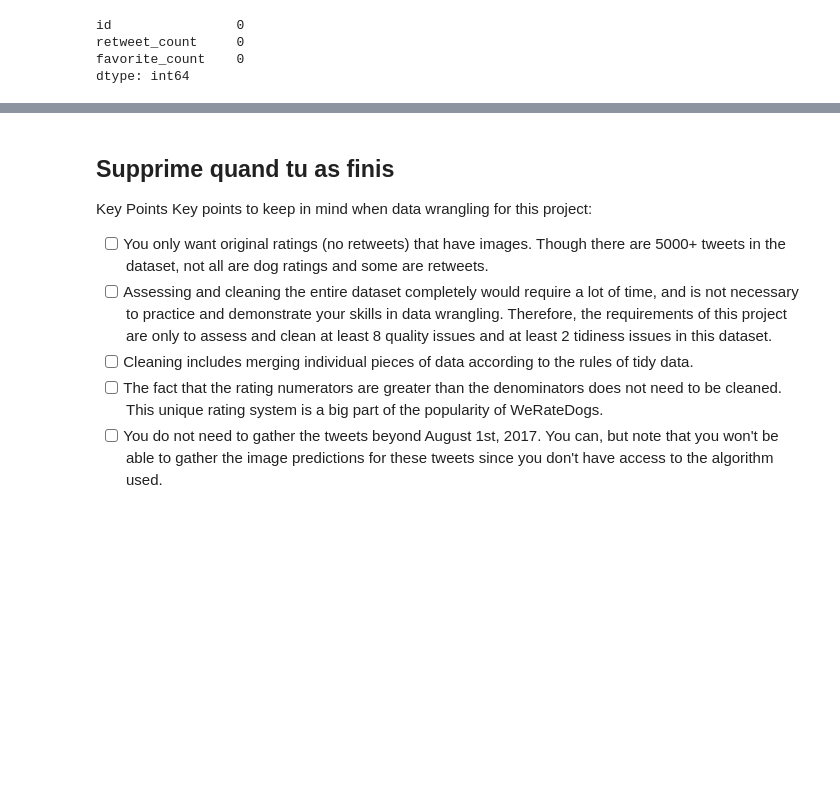
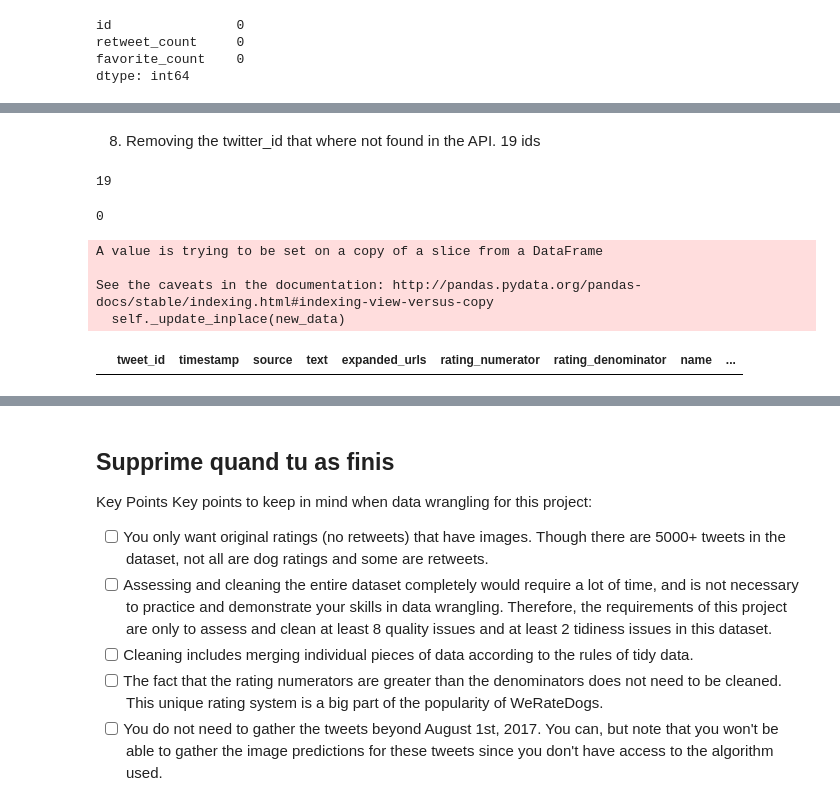
Before and after one commit to gwizamaryse/Data-Wrangling-with-Python, a Jupyter notebook: wrangle_act.ipynb, the cells around one changed output, grey strips where cells are left out. Cells and saved outputs as stored; diff of their text form; code cells hidden in the pictures; blank space fills up the shorter version.

```diff
--- a/wrangle_act.ipynb
+++ b/wrangle_act.ipynb
@@ -384,0 +421,5 @@ dtype: int64
+# %%
+# cleaning
+df_archive['name'].replace('None', np.nan, inplace=True)
+#test
+df_archive.query('name == "None"')
@@ -384,0 +430,8 @@ dtype: int64
+# %%
+#replacing python None by pandas NA
+df_archive['doggo'].replace('None', np.nan, inplace=True)
+df_archive['floofer'].replace('None', np.nan, inplace=True)
+df_archive['pupper'].replace('None', np.nan, inplace=True)
+df_archive['puppo'].replace('None', np.nan, inplace=True)
+#test
+df_archive.info()
@@ -384,0 +458,9 @@ dtype: int64
+# %%
+# clean
+df_archive.drop(['in_reply_to_status_id'], inplace=True, axis=1)
+df_archive.drop(['in_reply_to_user_id'], inplace=True, axis=1)
+df_archive.drop(['retweeted_status_id'], inplace=True, axis=1)
+df_archive.drop(['retweeted_status_user_id'], inplace=True, axis=1)
+df_archive.drop(['retweeted_status_timestamp'], inplace=True, axis=1)
+# test
+df_archive.info()
@@ -384,0 +485,25 @@ dtype: int64
+# %% [markdown]
+8. Removing the twitter_id that where not found in the API. 19 ids
+# %%
+#counting twitter_ids that where not found in the API
+df_archive.tweet_id.count() - api_data_df.id.count()
+# %% [output]
+19
+# %%
+#only keeping successful tweet_ids
+df_archive_new = df_archive[df_archive.tweet_id.isin(twitter_api_df.id.tolist())]
+#test
+df_archive_new.tweet_id.count() - api_data_df.id.count()
+# %% [output]
+0
+# %%
+# cleaning
+df_archive_new['name'].replace('a', np.nan, inplace=True)
+#test
+df_archive_new.query('name == "a"')
+# %% [output]
+A value is trying to be set on a copy of a slice from a DataFrame
+
+See the caveats in the documentation: http://pandas.pydata.org/pandas-docs/stable/indexing.html#indexing-view-versus-copy
+  self._update_inplace(new_data)
+|  | tweet_id | timestamp | source | text | expanded_urls | rating_numerator | rating_denominator | name | ... |
```
Also changed, not shown: parts of 20 cells of this notebook, 2 other files.
